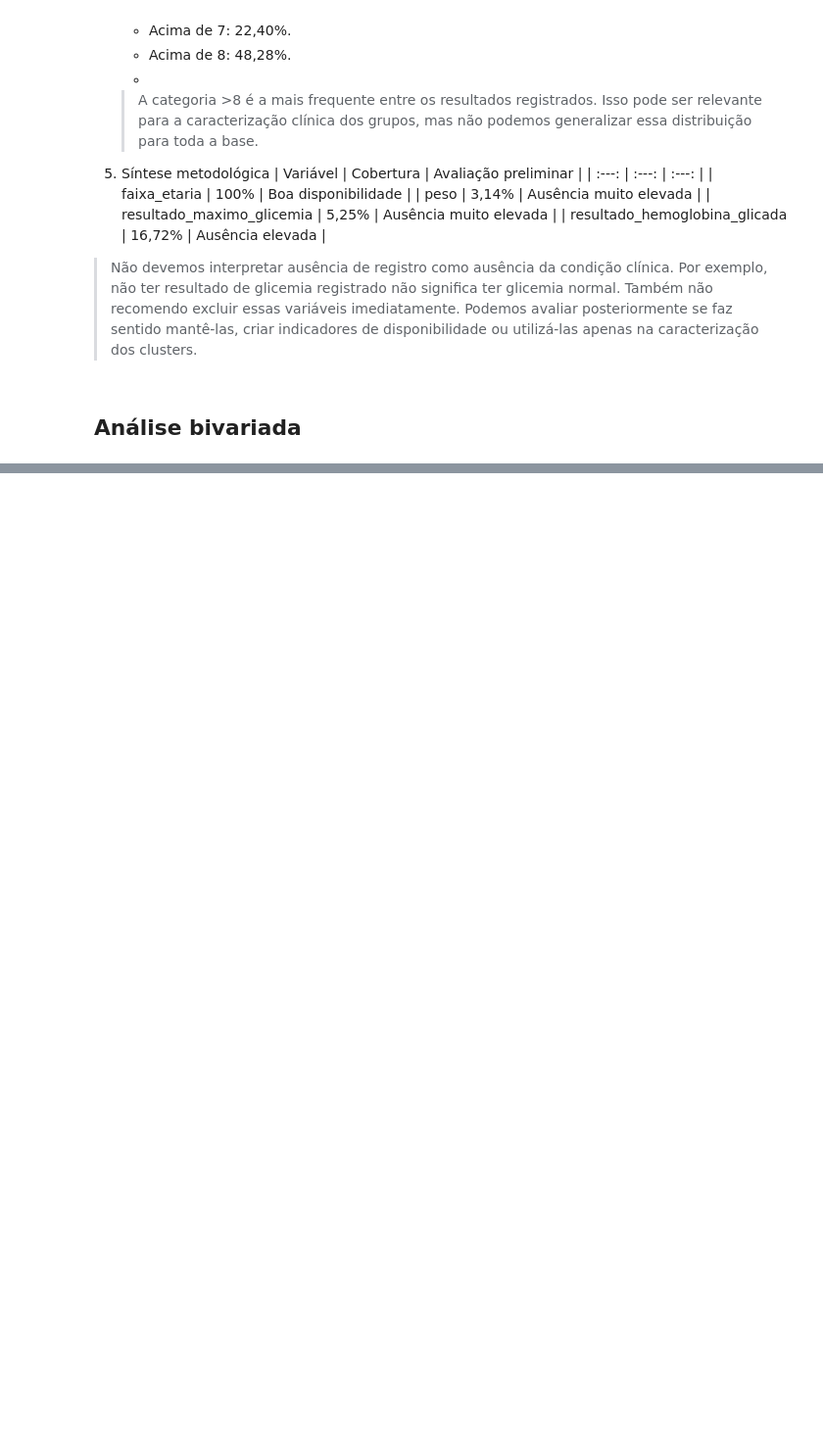
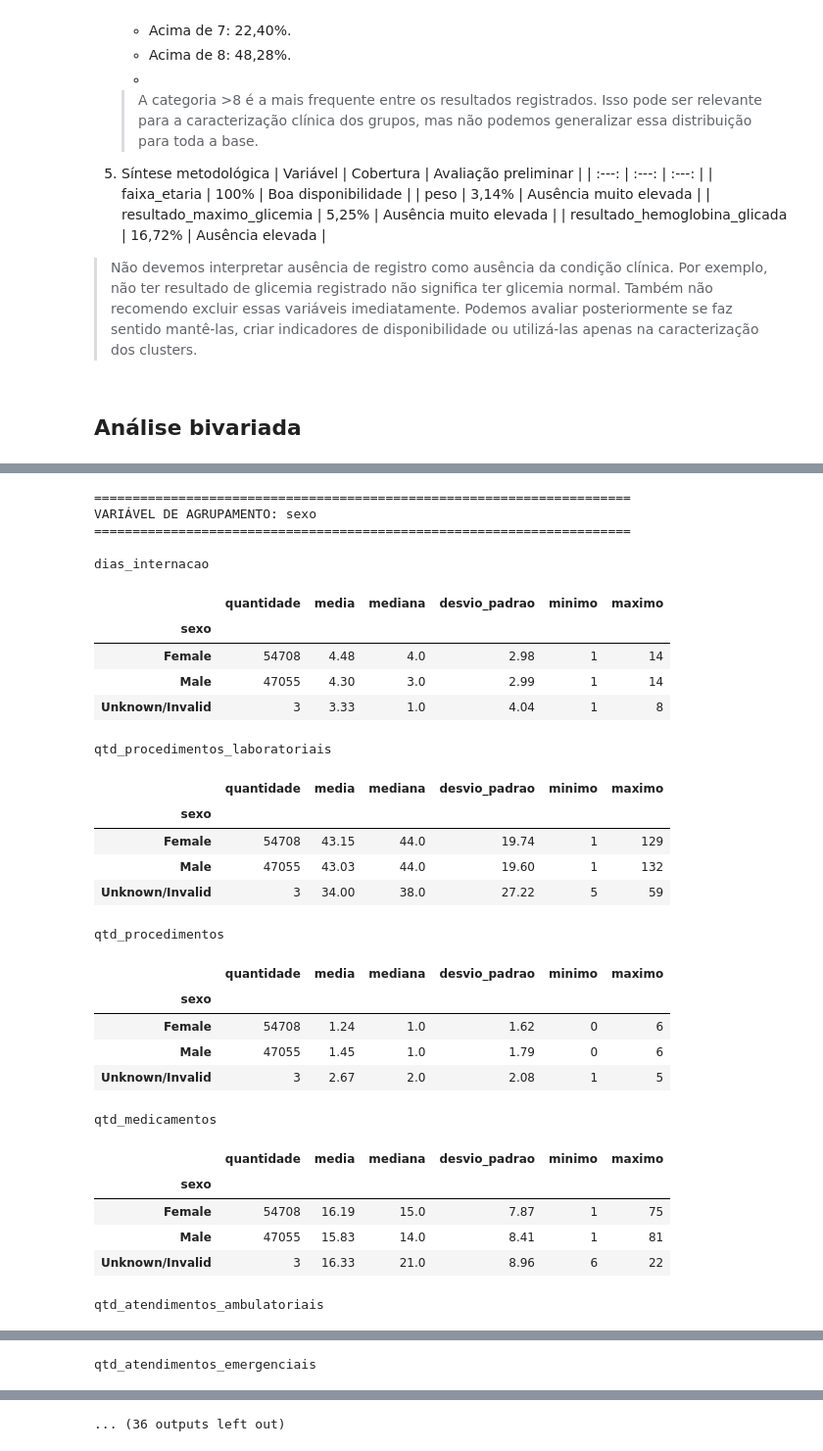
Before and after one commit to jose-alves-fn/T13-GRUPO-SAUDE-HOSP-TECH, a Jupyter notebook: notebooks/01-analise-exploratoria.ipynb, the cells around one changed output, grey strips where cells are left out. Shown at 98% size. Saved outputs shown, nothing was run; the diff lists cells and outputs as text; code cells hidden in the pictures; blank space fills up the shorter version.

```diff
--- a/notebooks/01-analise-exploratoria.ipynb
+++ b/notebooks/01-analise-exploratoria.ipynb
@@ -1226,2 +1240,78 @@ Categorias possíveis: 3
 # %%
-# Iniciar construçao!
+nominal_selecionadas = [
+    'sexo',
+    'raca',
+    'tipo_admissao_desc'
+]
+
+discrete_selecionadas = [
+    'dias_internacao',
+    'qtd_procedimentos_laboratoriais',
+    'qtd_procedimentos',
+    'qtd_medicamentos',
+    'qtd_atendimentos_ambulatoriais',
+    'qtd_atendimentos_emergenciais',
+    'qtd_internacoes_anteriores',
+    'qtd_diagnosticos'
+]
+# %%
+# Tabela descritiva
+# 1. quantidade mostra quantos registros sustentam cada estatística.
+# 2. media permite comparação com a análise do professor.
+# 3. mediana ajuda a identificar assimetrias.
+# 4. desvio_padrao mostra a dispersão dentro de cada grupo.
+# 5. minimo e maximo ajudam a identificar valores extremos.
+for coluna1 in nominal_selecionadas:
+
+    print(f"\n{'=' * 70}")
+    print(f"VARIÁVEL DE AGRUPAMENTO: {coluna1}")
+    print(f"{'=' * 70}")
+
+    for coluna2 in discrete_selecionadas:
+
+        resumo = (
+            dados
+            .groupby(coluna1, dropna=False)[coluna2]
+            .agg(
+                quantidade='count',
+                media='mean',
+                mediana='median',
+                desvio_padrao='std',
+                minimo='min',
+                maximo='max'
+            )
+            .round(2)
+        )
+
+        print(f"\n{coluna2}")
+        display(resumo)
+# %% [output]
+======================================================================
+VARIÁVEL DE AGRUPAMENTO: sexo
+======================================================================
+
+dias_internacao
+|  | quantidade | media | mediana | desvio_padrao | minimo | maximo |
+| sexo |  |  |  |  |  |  |
+| Female | 54708 | 4.48 | 4.0 | 2.98 | 1 | 14 |
+| Male | 47055 | 4.30 | 3.0 | 2.99 | 1 | 14 |
+| Unknown/Invalid | 3 | 3.33 | 1.0 | 4.04 | 1 | 8 |
+qtd_procedimentos_laboratoriais
+|  | quantidade | media | mediana | desvio_padrao | minimo | maximo |
+| sexo |  |  |  |  |  |  |
+| Female | 54708 | 43.15 | 44.0 | 19.74 | 1 | 129 |
+| Male | 47055 | 43.03 | 44.0 | 19.60 | 1 | 132 |
+| Unknown/Invalid | 3 | 34.00 | 38.0 | 27.22 | 5 | 59 |
+qtd_procedimentos
+|  | quantidade | media | mediana | desvio_padrao | minimo | maximo |
+| sexo |  |  |  |  |  |  |
+| Female | 54708 | 1.24 | 1.0 | 1.62 | 0 | 6 |
+| Male | 47055 | 1.45 | 1.0 | 1.79 | 0 | 6 |
+| Unknown/Invalid | 3 | 2.67 | 2.0 | 2.08 | 1 | 5 |
+qtd_medicamentos
+|  | quantidade | media | mediana | desvio_padrao | minimo | maximo |
+| sexo |  |  |  |  |  |  |
+| Female | 54708 | 16.19 | 15.0 | 7.87 | 1 | 75 |
+| Male | 47055 | 15.83 | 14.0 | 8.41 | 1 | 81 |
+| Unknown/Invalid | 3 | 16.33 | 21.0 | 8.96 | 6 | 22 |
+qtd_atendimentos_ambulatoriais
@@ -1227,0 +1323 @@ Categorias possíveis: 3
+qtd_atendimentos_emergenciais
@@ -1227,0 +1329 @@ Categorias possíveis: 3
+... (36 outputs left out)
```
Also changed, not shown: parts of 2 cells of this notebook.
